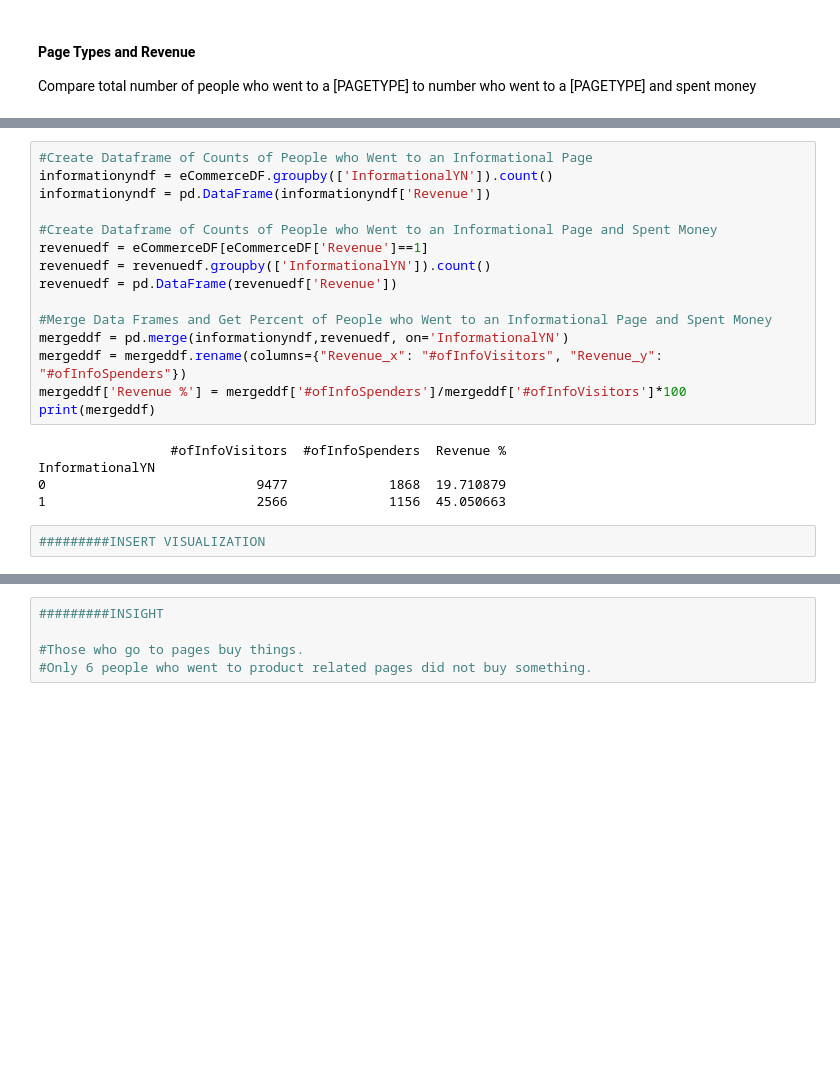
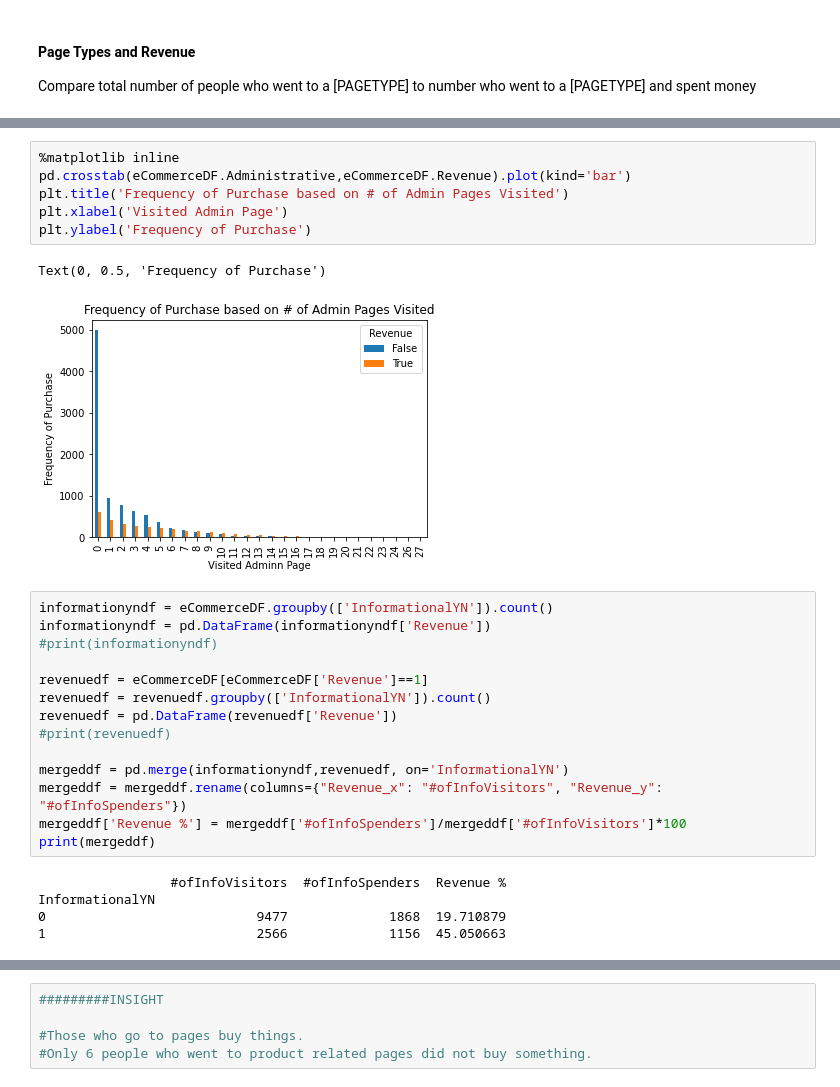
Before and after one commit to ivan-usd/panda-commerce, a Jupyter notebook: notebooks/halleExploratoryNotebook.ipynb, the cells around one changed output, grey strips where cells are left out. Drawn from its saved outputs; the diff is of its cells as text; blank space fills up the shorter version.

```diff
--- a/notebooks/halleExploratoryNotebook.ipynb
+++ b/notebooks/halleExploratoryNotebook.ipynb
@@ -792,14 +804,22 @@ AdministrativeYN
+# %%
+%matplotlib inline
+pd.crosstab(eCommerceDF.Administrative,eCommerceDF.Revenue).plot(kind='bar')
+plt.title('Frequency of Purchase based on # of Admin Pages Visited')
+plt.xlabel('Visited Admin Page')
+plt.ylabel('Frequency of Purchase')
+# %% [output]
+Text(0, 0.5, 'Frequency of Purchase')
+[figure, added]
 # %%
-#Create Dataframe of Counts of People who Went to an Informational Page
 informationyndf = eCommerceDF.groupby(['InformationalYN']).count()
 informationyndf = pd.DataFrame(informationyndf['Revenue'])
+#print(informationyndf)
 
-#Create Dataframe of Counts of People who Went to an Informational Page and Spent Money
 revenuedf = eCommerceDF[eCommerceDF['Revenue']==1]
 revenuedf = revenuedf.groupby(['InformationalYN']).count()
 revenuedf = pd.DataFrame(revenuedf['Revenue'])
+#print(revenuedf)
 
-#Merge Data Frames and Get Percent of People who Went to an Informational Page and Spent Money
 mergeddf = pd.merge(informationyndf,revenuedf, on='InformationalYN')
 mergeddf = mergeddf.rename(columns={"Revenue_x": "#ofInfoVisitors", "Revenue_y": "#ofInfoSpenders"})
 mergeddf['Revenue %'] = mergeddf['#ofInfoSpenders']/mergeddf['#ofInfoVisitors']*100
@@ -809,5 +829,3 @@ print(mergeddf)
 InformationalYN
 0                           9477             1868  19.710879
 1                           2566             1156  45.050663
-# %%
-#########INSERT VISUALIZATION
```
Also changed, not shown: parts of 47 cells of this notebook.
